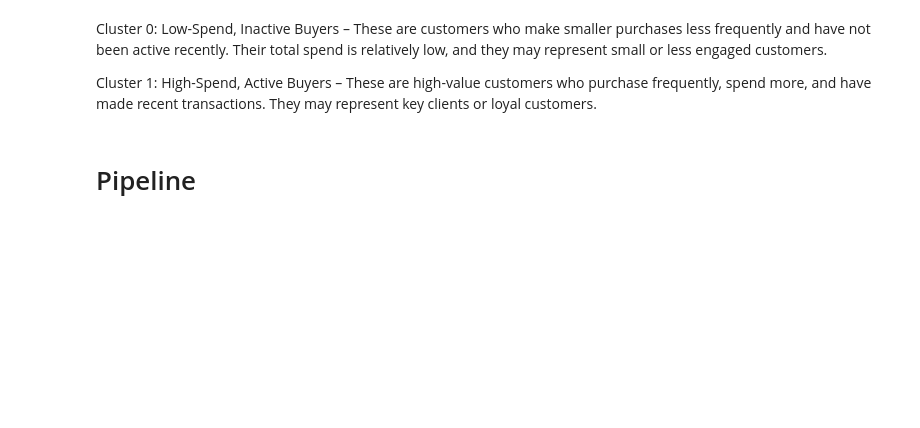
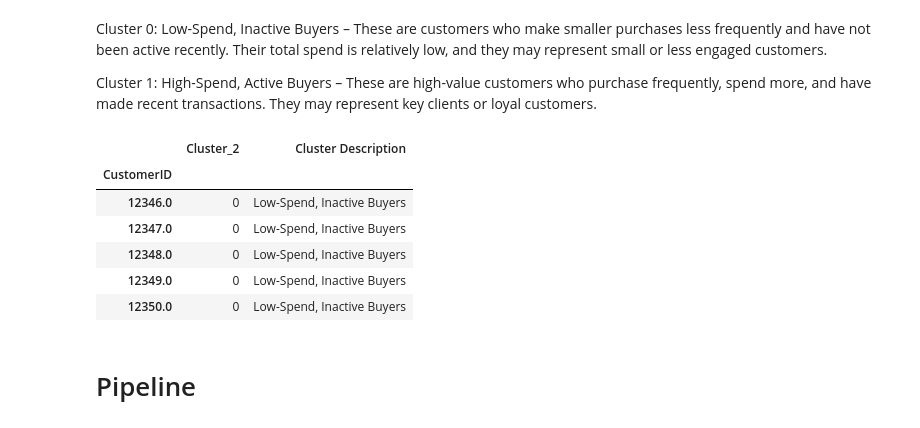
Before and after one commit to EOsamau/DS-Projects, a Jupyter notebook: Customer Segmentation/customer_segmentation.ipynb, the cells around one changed output. Saved outputs shown, nothing was run; the diff lists cells and outputs as text; code cells hidden in the pictures; blank space fills up the shorter version.

```diff
--- a/Customer Segmentation/customer_segmentation.ipynb
+++ b/Customer Segmentation/customer_segmentation.ipynb
@@ -616,18 +708,23 @@ Cluster 1: High-Spend, Active Buyers – These are high-value customers who purc
 # %%
 
 industry_groups_2 = {
     -1: 'Random Buyers',
     0: 'Low-Spend, Inactive Buyers',
     1: 'High-Spend, Active Buyers',
 }
 
 customer_data_2['Cluster Description'] = customer_data_2['Cluster_2'].map(industry_groups_2)
 
-
-output_data_2 = customer_data[['Cluster_2', 'Cluster Description']]
-
-output_data_2.drop(columns=['Cluster Description'])
+output_data_2 = customer_data_2
 
 output_data_2.to_csv('3DPCA_2MEANS_grouping.csv', index=False)
 
-output_data_2.head()
+output_data_2[['Cluster_2', 'Cluster Description']].head()
+# %% [output]
+|  | Cluster_2 | Cluster Description |
+| CustomerID |  |  |
+| 12346.0 | 0 | Low-Spend, Inactive Buyers |
+| 12347.0 | 0 | Low-Spend, Inactive Buyers |
+| 12348.0 | 0 | Low-Spend, Inactive Buyers |
+| 12349.0 | 0 | Low-Spend, Inactive Buyers |
+| 12350.0 | 0 | Low-Spend, Inactive Buyers |
```
Also changed, not shown: parts of 16 cells of this notebook, 12 other files.
